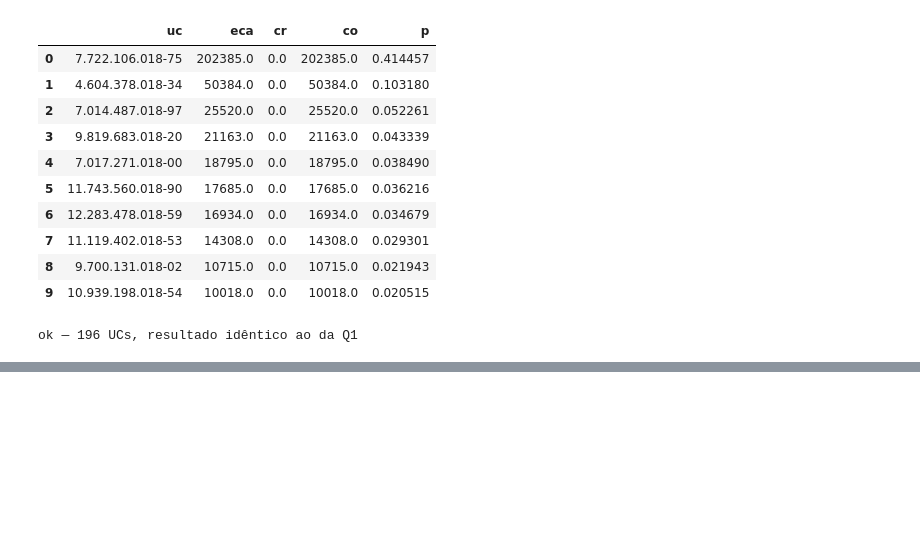
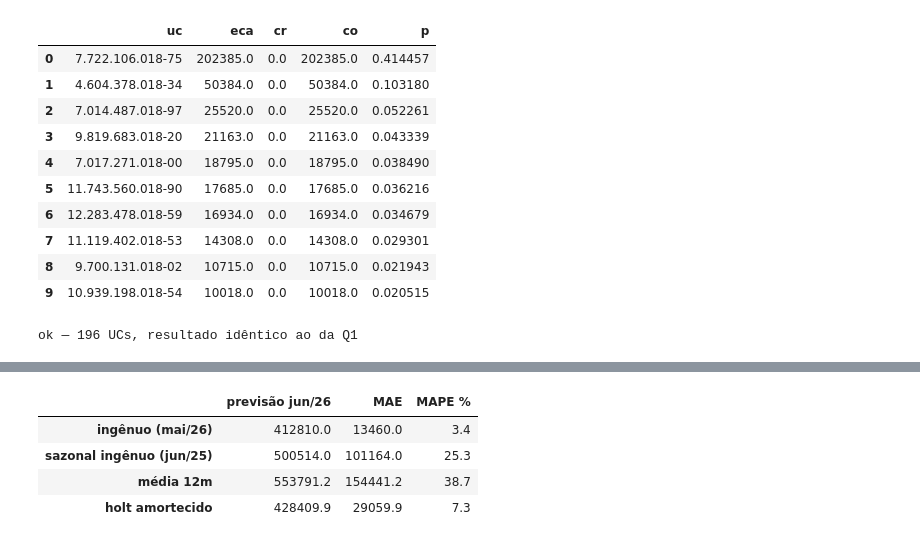
Before and after one commit to ricardomdcj/Pesquisador-em-Ciencia-de-Dados-PD-Inteligencia-Energetica-Bolsista-10072026, a Jupyter notebook: solucao.ipynb, the cells around one changed output, grey strips where cells are left out. Saved outputs shown, nothing was run; the diff lists cells and outputs as text; code cells hidden in the pictures; blank space fills up the shorter version.

```diff
--- a/solucao.ipynb
+++ b/solucao.ipynb
@@ -287,0 +441,26 @@ ok — 196 UCs, resultado idêntico ao da Q1
+# %%
+ger = usina.set_index("mes")["geracao_kwh"].asfreq("MS").astype(float)
+treino_g = ger[(ger.index >= "2024-07-01") & (ger.index <= CORTE)].copy()
+real_g = ger.loc[VALID]
+
+treino_g_suave = treino_g.copy()
+treino_g_suave.loc["2026-01-01"] = (treino_g.loc["2025-12-01"] + treino_g.loc["2026-02-01"]) / 2
+
+cand = {
+    "ingênuo (mai/26)": treino_g.iloc[-1],
+    "sazonal ingênuo (jun/25)": ger.loc["2025-06-01"],
+    "média 12m": treino_g.tail(12).mean(),
+    "holt amortecido": float(ExponentialSmoothing(
+        treino_g_suave, trend="add", damped_trend=True).fit().forecast(1).iloc[0]),
+}
+pd.DataFrame({
+    "previsão jun/26": cand,
+    "MAE": {k: abs(v - real_g) for k, v in cand.items()},
+    "MAPE %": {k: 100 * abs(v - real_g) / real_g for k, v in cand.items()},
+}).round(1)
+# %% [output]
+|  | previsão jun/26 | MAE | MAPE % |
+| ingênuo (mai/26) | 412810.0 | 13460.0 | 3.4 |
+| sazonal ingênuo (jun/25) | 500514.0 | 101164.0 | 25.3 |
+| média 12m | 553791.2 | 154441.2 | 38.7 |
+| holt amortecido | 428409.9 | 29059.9 | 7.3 |
```
Also changed, not shown: parts of 14 cells of this notebook.
